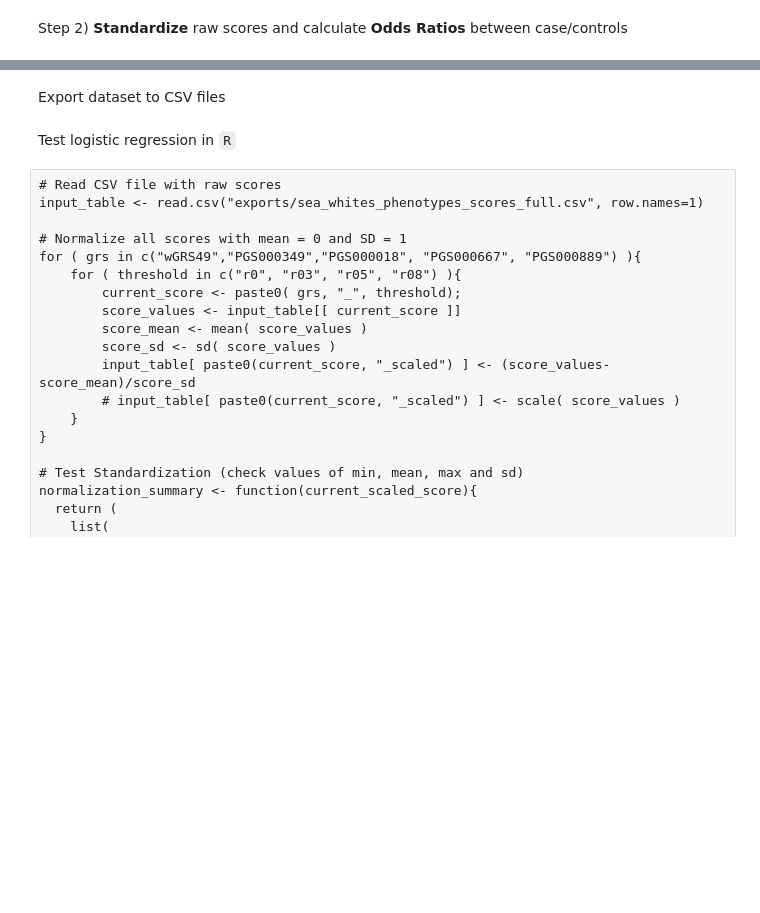
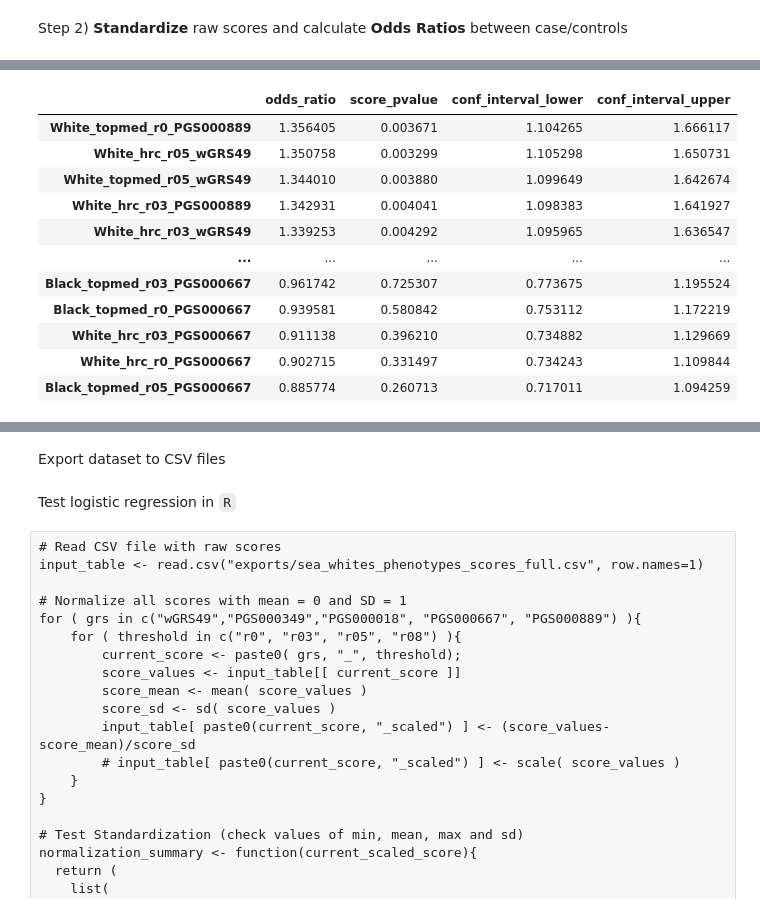
Before and after one commit to rodrigoguarischi/sea, a Jupyter notebook: calculate_grs_odds_ratios_and_create_plots.ipynb, the cells around one changed output, grey strips where cells are left out. Drawn from its saved outputs; the diff is of its cells as text; code cells hidden in the pictures; blank space fills up the shorter version.

```diff
--- a/apply_pgs_and_plot_odds_ratios.ipynb
+++ b/calculate_grs_odds_ratios_and_create_plots.ipynb
@@ -137,52 +154,64 @@ sea_merged_whites.head()
 # %%
-# sea_merged_whites.head()
-import numpy as np
-from sklearn import preprocessing
-import statsmodels.api as sm
+# Standardize raw scores and calculate OR
 
+li = []
 standardize_scores = []
 logit_models_dict = {}
 models_summaries = pd.DataFrame()
 
-# Recode dependent variable to 0 and 1 to fit glm
-sea_merged_whites["Case_recoded"] = sea_merged_whites["Case"]
-sea_merged_whites["Case_recoded"].replace(True, 1, inplace=True)
-sea_merged_whites["Case_recoded"].replace(False, 0, inplace=True)
+# Normalize all scores with mean = 0 and SD = 1
+for race in ["White", "Black"]:
 
-# Normalize all scores with mean = 0 and SD = 1
-for grs in ["wGRS49","PGS000349","PGS000018", "PGS000667", "PGS000889"]:
-    for threshold in ["r0", "r03", "r05", "r08"]:
-        raw_score_name = grs + "_" + threshold
-        standardize_score_name = grs + "_" + threshold + "_standardize"
-        standardize_scores.append(standardize_score_name)
+    # Subset cohort between whites and blacks to run logistic regression individually
+    sea_dataset_subset = sea_dataset_full[ sea_dataset_full["race"] == race ]
 
-        # Standardize raw scores using method scale
-        sea_merged_whites[ standardize_score_name ] = preprocessing.scale( sea_merged_whites[ raw_score_name ] )
+    # Create a dependent variable named "Case_recoded" based on column "Case", conding it as 0 and 1 to fit glm
+    sea_dataset_subset = sea_dataset_subset.assign( Case_recoded=sea_dataset_subset["Case"].replace(True, 1).replace(False, 0) )
 
-        # Fit a logistic model using standardize scores and save it on dictionary
-        logit_models_dict[ standardize_score_name ] = sm.formula.glm(
-            "Case_recoded ~ " + standardize_score_name + " + age + sex",
-            family=sm.families.Binomial(),
-            data=sea_merged_whites).fit()
+    for reference_panel_id in ["topmed", "hrc"]:
 
-        model_summary_series = pd.Series(
-            data={
-                "beta": np.exp( logit_models_dict[standardize_score_name].params )[ standardize_score_name ],
-                "score_pvalue": logit_models_dict[standardize_score_name].pvalues[standardize_score_name],
-                "conf_interval_lower": np.exp( logit_models_dict[standardize_score_name].conf_int()[0][standardize_score_name] ),
-                "conf_interval_upper": np.exp( logit_models_dict[standardize_score_name].conf_int()[1][standardize_score_name] )
-            },
-            name=standardize_score_name
-        )
+        for threshold in ["r0", "r03", "r05", "r08"]:
 
-        models_summaries = pd.concat( [models_summaries, model_summary_series], axis=1)
+            for grs in ["wGRS49","PGS000349","PGS000018", "PGS000667", "PGS000889"]:
 
-# Print summary statistics to confirm that all standadize scores have mean = 0 and SD = 1
-# print( "Normalized scores:\n{0}\n".format(sea_merged_whites[ standardize_scores ].describe().transpose()) )
-# print( "Normalized scores:" )
-# print( sea_merged_whites[ standardize_scores ].describe().transpose() )
+                raw_score_name = "_".join( (reference_panel_id, threshold, grs) )
+                standardize_score_name = "_".join( (race, reference_panel_id, threshold, grs) )
+                standardize_scores.append(standardize_score_name)
 
-# Transpose models_summaries object and print results for all models tested
-models_summaries = models_summaries.transpose()
-# print(models_summaries, end="")
-# print( "Models summaries:\n{0}\n".format(models_summaries.transpose()) )
+                # Standardize raw scores using method scale
+                sea_dataset_subset[ standardize_score_name ] = preprocessing.scale( sea_dataset_subset[ raw_score_name ] )
+
+                # Fit a logistic model using standardize scores and save it on dictionary
+                logit_models_dict[ standardize_score_name ] = sm.formula.glm(
+                    "Case_recoded ~ " + standardize_score_name + " + age + sex",
+                    family=sm.families.Binomial(),
+                    data=sea_dataset_subset).fit()
+
+                model_summary_series = pd.Series(
+                    data={
+                        "odds_ratio": np.exp( logit_models_dict[ standardize_score_name ].params )[ standardize_score_name ],
+                        "score_pvalue": logit_models_dict[ standardize_score_name ].pvalues[ standardize_score_name ],
+                        "conf_interval_lower": np.exp( logit_models_dict[ standardize_score_name ].conf_int()[0][ standardize_score_name ] ),
+                        "conf_interval_upper": np.exp( logit_models_dict[ standardize_score_name ].conf_int()[1][ standardize_score_name ] )
+                    },
+                    name=standardize_score_name
+                )
+
+                li.append(model_summary_series)
+
+# Concatenate results for all models tested and transpose object to make visualization easier
+models_summaries = pd.concat( li, axis=1 ).transpose()
+models_summaries.sort_values("odds_ratio", ascending=False)
+# %% [output]
+|  | odds_ratio | score_pvalue | conf_interval_lower | conf_interval_upper |
+| White_topmed_r0_PGS000889 | 1.356405 | 0.003671 | 1.104265 | 1.666117 |
+| White_hrc_r05_wGRS49 | 1.350758 | 0.003299 | 1.105298 | 1.650731 |
+| White_topmed_r05_wGRS49 | 1.344010 | 0.003880 | 1.099649 | 1.642674 |
+| White_hrc_r03_PGS000889 | 1.342931 | 0.004041 | 1.098383 | 1.641927 |
+| White_hrc_r03_wGRS49 | 1.339253 | 0.004292 | 1.095965 | 1.636547 |
+| ... | ... | ... | ... | ... |
+| Black_topmed_r03_PGS000667 | 0.961742 | 0.725307 | 0.773675 | 1.195524 |
+| Black_topmed_r0_PGS000667 | 0.939581 | 0.580842 | 0.753112 | 1.172219 |
+| White_hrc_r03_PGS000667 | 0.911138 | 0.396210 | 0.734882 | 1.129669 |
+| White_hrc_r0_PGS000667 | 0.902715 | 0.331497 | 0.734243 | 1.109844 |
+| Black_topmed_r05_PGS000667 | 0.885774 | 0.260713 | 0.717011 | 1.094259 |
```
Also changed, not shown: parts of 13 cells of this notebook, 2 other files.
